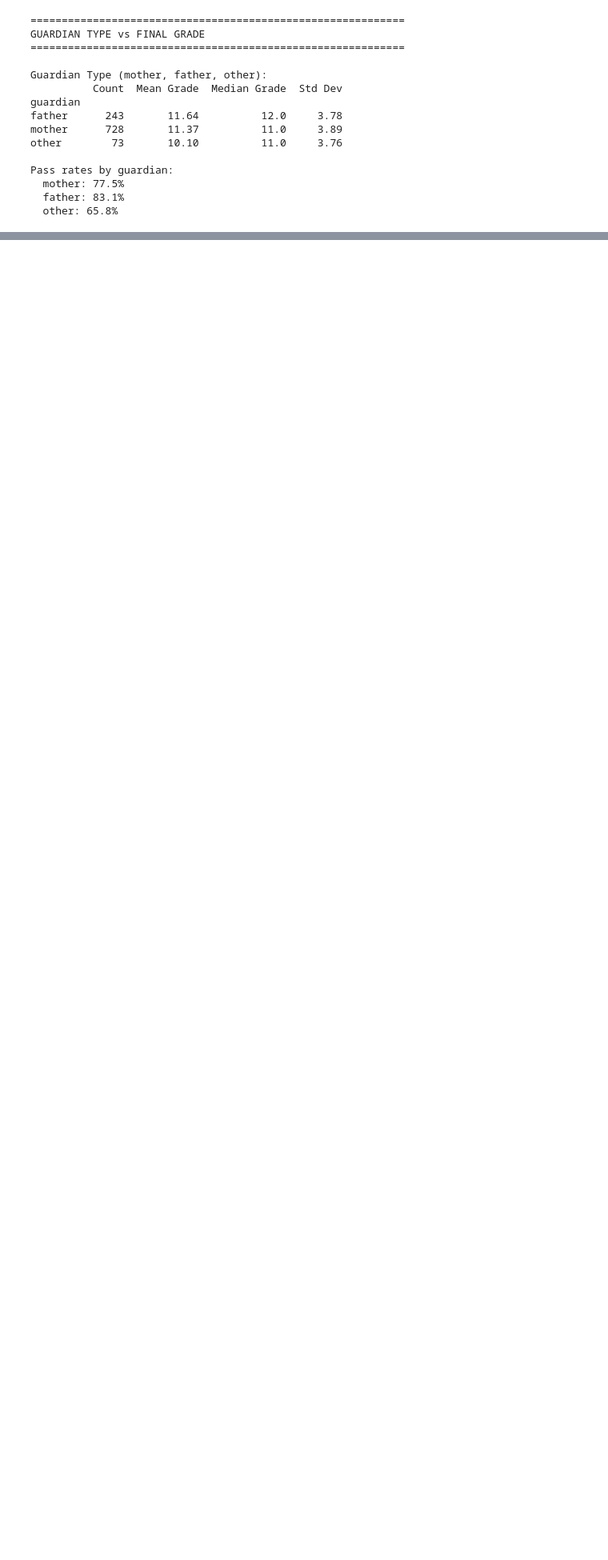
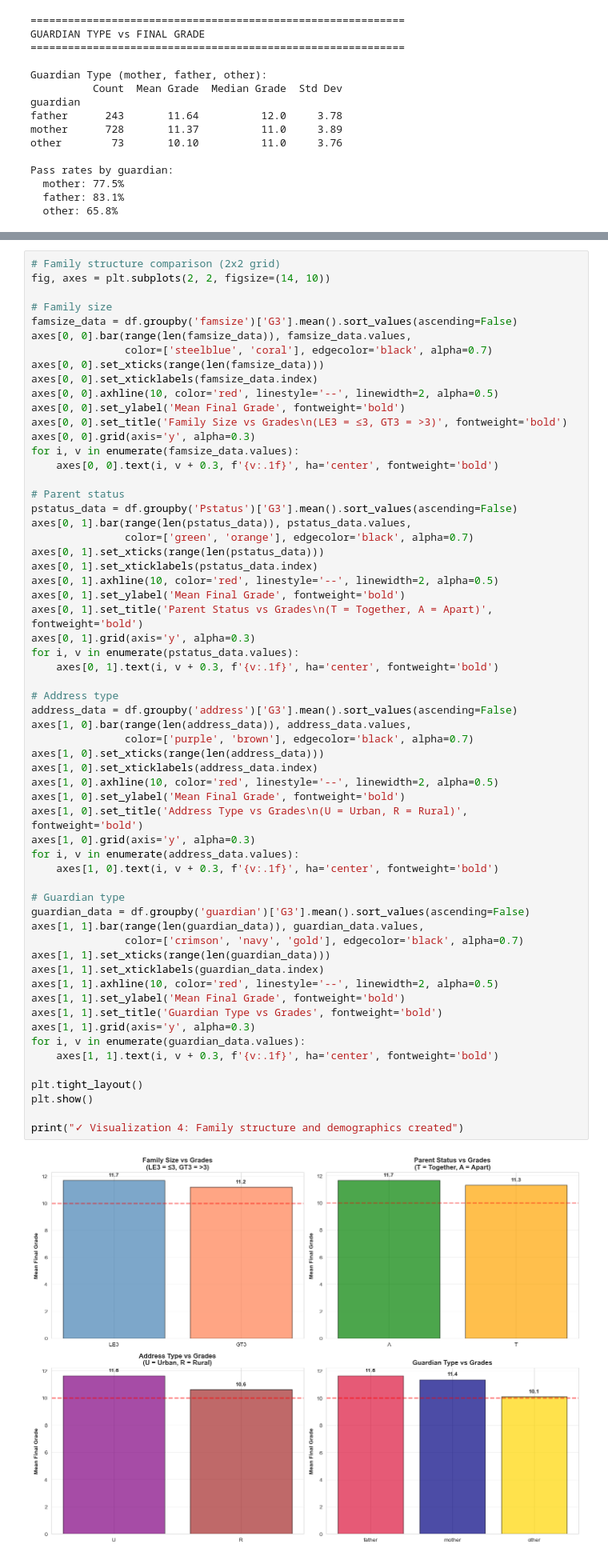
Before and after one commit to pratikkmane/student-performance, a Jupyter notebook: notebooks/07_family_demographics_analysis.ipynb, the cells around one changed output, grey strips where cells are left out. Shown at 80% size. Drawn from its saved outputs; the diff is of its cells as text; blank space fills up the shorter version.

```diff
--- a/notebooks/07_family_demographics_analysis.ipynb
+++ b/notebooks/07_family_demographics_analysis.ipynb
@@ -367,0 +491,62 @@ Pass rates by guardian:
+# %%
+# Family structure comparison (2x2 grid)
+fig, axes = plt.subplots(2, 2, figsize=(14, 10))
+
+# Family size
+famsize_data = df.groupby('famsize')['G3'].mean().sort_values(ascending=False)
+axes[0, 0].bar(range(len(famsize_data)), famsize_data.values,
+               color=['steelblue', 'coral'], edgecolor='black', alpha=0.7)
+axes[0, 0].set_xticks(range(len(famsize_data)))
+axes[0, 0].set_xticklabels(famsize_data.index)
+axes[0, 0].axhline(10, color='red', linestyle='--', linewidth=2, alpha=0.5)
+axes[0, 0].set_ylabel('Mean Final Grade', fontweight='bold')
+axes[0, 0].set_title('Family Size vs Grades\n(LE3 = ≤3, GT3 = >3)', fontweight='bold')
+axes[0, 0].grid(axis='y', alpha=0.3)
+for i, v in enumerate(famsize_data.values):
+    axes[0, 0].text(i, v + 0.3, f'{v:.1f}', ha='center', fontweight='bold')
+
+# Parent status
+pstatus_data = df.groupby('Pstatus')['G3'].mean().sort_values(ascending=False)
+axes[0, 1].bar(range(len(pstatus_data)), pstatus_data.values,
+               color=['green', 'orange'], edgecolor='black', alpha=0.7)
+axes[0, 1].set_xticks(range(len(pstatus_data)))
+axes[0, 1].set_xticklabels(pstatus_data.index)
+axes[0, 1].axhline(10, color='red', linestyle='--', linewidth=2, alpha=0.5)
+axes[0, 1].set_ylabel('Mean Final Grade', fontweight='bold')
+axes[0, 1].set_title('Parent Status vs Grades\n(T = Together, A = Apart)', fontweight='bold')
+axes[0, 1].grid(axis='y', alpha=0.3)
+for i, v in enumerate(pstatus_data.values):
+    axes[0, 1].text(i, v + 0.3, f'{v:.1f}', ha='center', fontweight='bold')
+
+# Address type
+address_data = df.groupby('address')['G3'].mean().sort_values(ascending=False)
+axes[1, 0].bar(range(len(address_data)), address_data.values,
+               color=['purple', 'brown'], edgecolor='black', alpha=0.7)
+axes[1, 0].set_xticks(range(len(address_data)))
+axes[1, 0].set_xticklabels(address_data.index)
+axes[1, 0].axhline(10, color='red', linestyle='--', linewidth=2, alpha=0.5)
+axes[1, 0].set_ylabel('Mean Final Grade', fontweight='bold')
+axes[1, 0].set_title('Address Type vs Grades\n(U = Urban, R = Rural)', fontweight='bold')
+axes[1, 0].grid(axis='y', alpha=0.3)
+for i, v in enumerate(address_data.values):
+    axes[1, 0].text(i, v + 0.3, f'{v:.1f}', ha='center', fontweight='bold')
+
+# Guardian type
+guardian_data = df.groupby('guardian')['G3'].mean().sort_values(ascending=False)
+axes[1, 1].bar(range(len(guardian_data)), guardian_data.values,
+               color=['crimson', 'navy', 'gold'], edgecolor='black', alpha=0.7)
+axes[1, 1].set_xticks(range(len(guardian_data)))
+axes[1, 1].set_xticklabels(guardian_data.index)
+axes[1, 1].axhline(10, color='red', linestyle='--', linewidth=2, alpha=0.5)
+axes[1, 1].set_ylabel('Mean Final Grade', fontweight='bold')
+axes[1, 1].set_title('Guardian Type vs Grades', fontweight='bold')
+axes[1, 1].grid(axis='y', alpha=0.3)
+for i, v in enumerate(guardian_data.values):
+    axes[1, 1].text(i, v + 0.3, f'{v:.1f}', ha='center', fontweight='bold')
+
+plt.tight_layout()
+plt.show()
+
+print("✓ Visualization 4: Family structure and demographics created")
+# %% [output]
+[figure, added]
```
Also changed, not shown: parts of 8 cells of this notebook.
